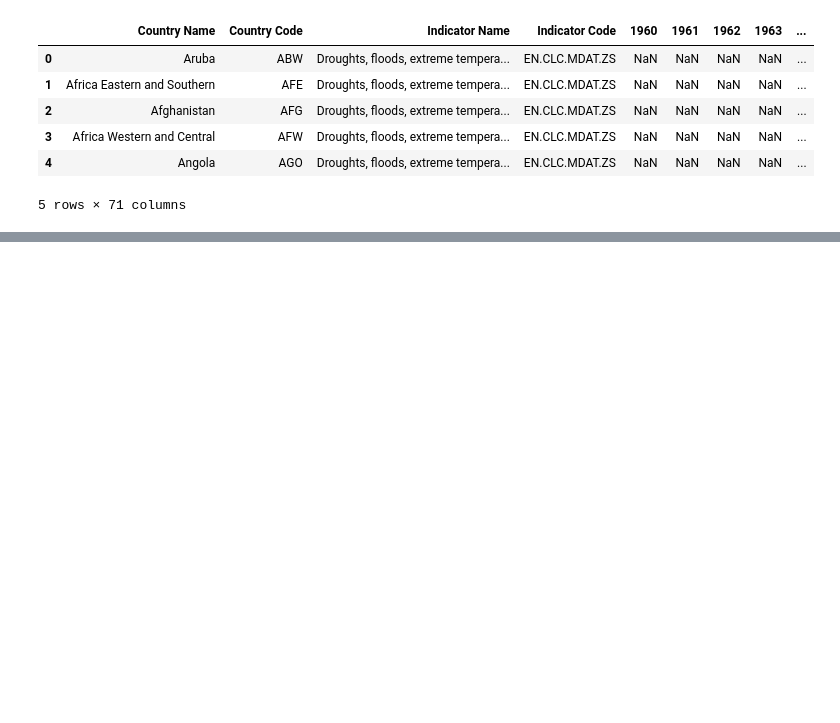
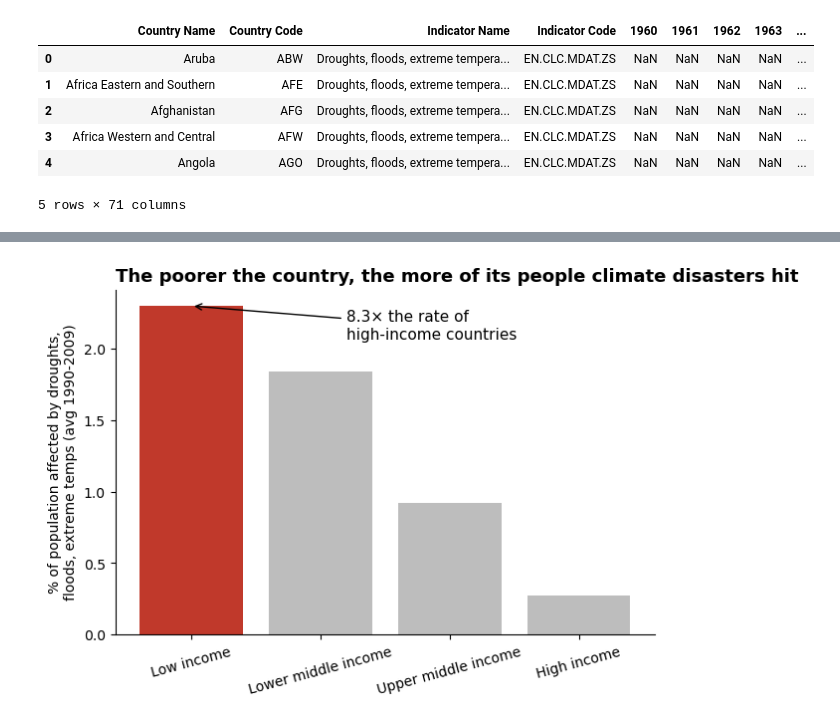
Before and after one commit to saketh123b/Project2, a Jupyter notebook: Project2EDA.ipynb, the cells around one changed output, grey strips where cells are left out. Cells and saved outputs as stored; diff of their text form; code cells hidden in the pictures; blank space fills up the shorter version.

Commit message:
Added Pro-Propoisiton graphs

```diff
--- a/Project2EDA.ipynb
+++ b/Project2EDA.ipynb
@@ -64,3 +64,24 @@ extreme_temp_data.head()
 | 3 | Africa Western and Central | AFW | Droughts, floods, extreme tempera... | EN.CLC.MDAT.ZS | NaN | NaN | NaN | NaN | ... |
 | 4 | Angola | AGO | Droughts, floods, extreme tempera... | EN.CLC.MDAT.ZS | NaN | NaN | NaN | NaN | ... |
 5 rows × 71 columns
+# %%
+ext = pd.read_csv("API_EN.CLC.MDAT.ZS_DS2_en_csv_v2_9888.csv", skiprows=4)
+
+# This indicator is a single-period average, so find which year column holds the values
+year_cols = [c for c in ext.columns if c.isdigit()]
+has_data = ext[year_cols].notna().sum()
+print(has_data[has_data > 0])          # note the column name, e.g. '2009'
+
+
+val_col = "2009"   # replace with whatever column printed above
+
+# World Bank metadata file (comes in the same download zip) has IncomeGroup
+meta = pd.read_csv("Metadata_Country_API_EN.CLC.MDAT.ZS_DS2_en_csv_v2_9888.csv")
+
+d = ext[["Country Name", "Country Code", val_col]].merge(
+    meta[["Country Code", "IncomeGroup"]], on="Country Code")
+d = d.rename(columns={val_col: "affected"})
+d = d.dropna(subset=["affected", "IncomeGroup"])   # also removes aggregates like "World"
+
+order = ["Low income", "Lower middle income", "Upper middle income", "High income"]
+print(d.groupby("IncomeGroup")["affected"].agg(["count", "mean", "median", "max"]).reindex(order))
@@ -66,0 +97,18 @@ extreme_temp_data.head()
+# %%
+g = d.groupby("IncomeGroup")["affected"].mean().reindex(order)
+colors = ["#c0392b", "#bdbdbd", "#bdbdbd", "#bdbdbd"]
+
+fig, ax = plt.subplots(figsize=(7, 4.5))
+ax.bar(g.index, g.values, color=colors)
+ax.set_title("The poorer the country, the more of its people climate disasters hit",loc="left", fontsize=13, weight="bold")
+
+ax.set_ylabel("% of population affected by droughts,\nfloods, extreme temps (avg 1990-2009)")
+
+ratio = g["Low income"] / g["High income"]
+
+ax.annotate(f"{ratio:.1f}× the rate of\nhigh-income countries", xy=(0, g["Low income"]), xytext=(1.2, g["Low income"] * 0.9), arrowprops=dict(arrowstyle="->"), fontsize=11)
+ax.spines[["top", "right"]].set_visible(False)
+plt.xticks(rotation=15)
+plt.show()
+# %% [output]
+[figure, added]
```
Also changed, not shown: parts of 3 cells of this notebook, 3 other files.
